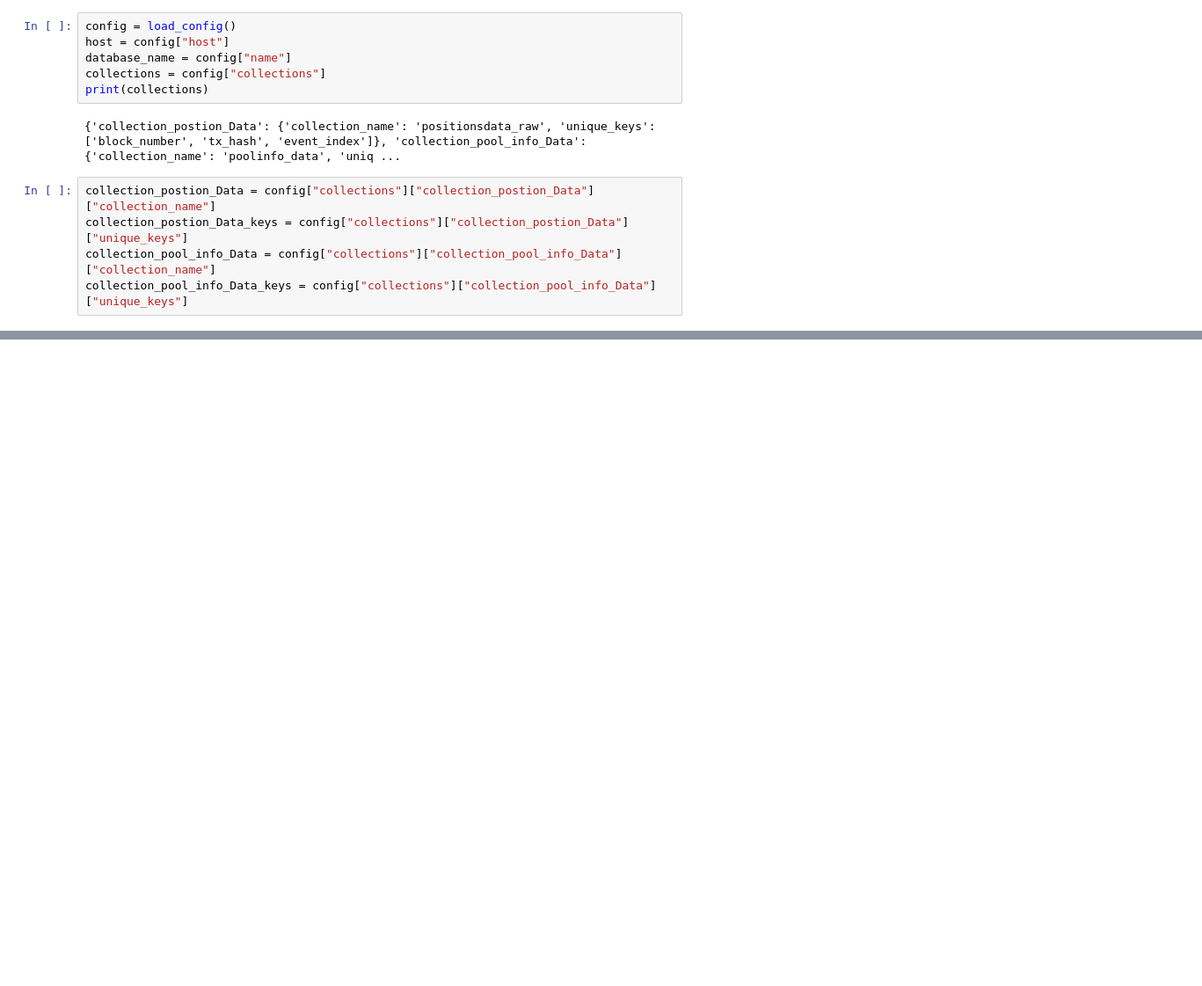
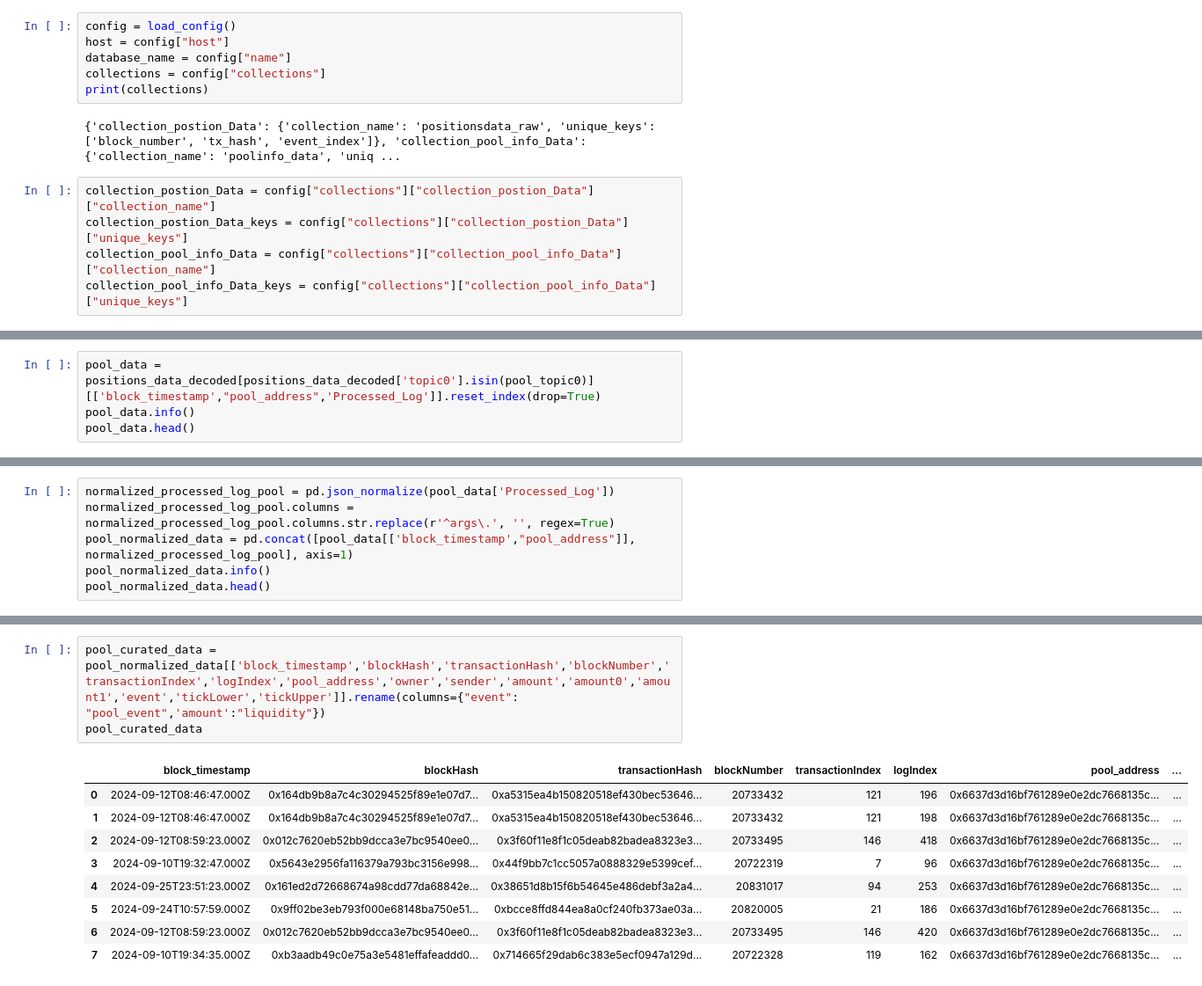
Before and after one commit to mouhebab/uniswapv3-positions-ETL-Notebook, a Jupyter notebook: etl_notebook.ipynb, the cells around one changed output, grey strips where cells are left out. Shown at 88% size. Cells and saved outputs as stored; diff of their text form; blank space fills up the shorter version.

```diff
--- a/etl_notebook.ipynb
+++ b/etl_notebook.ipynb
@@ -483,0 +677,4 @@ upsert_result_poolinfo_data = bulk_upsert_mongodb(host,database_name, collection
+# %%
+pool_data = positions_data_decoded[positions_data_decoded['topic0'].isin(pool_topic0)][['block_timestamp',"pool_address",'Processed_Log']].reset_index(drop=True)
+pool_data.info()
+pool_data.head()
@@ -483,0 +698,6 @@ upsert_result_poolinfo_data = bulk_upsert_mongodb(host,database_name, collection
+# %%
+normalized_processed_log_pool = pd.json_normalize(pool_data['Processed_Log'])
+normalized_processed_log_pool.columns = normalized_processed_log_pool.columns.str.replace(r'^args\.', '', regex=True)
+pool_normalized_data = pd.concat([pool_data[['block_timestamp',"pool_address"]], normalized_processed_log_pool], axis=1)
+pool_normalized_data.info()
+pool_normalized_data.head()
@@ -483,0 +728,13 @@ upsert_result_poolinfo_data = bulk_upsert_mongodb(host,database_name, collection
+# %%
+pool_curated_data = pool_normalized_data[['block_timestamp','blockHash','transactionHash','blockNumber','transactionIndex','logIndex','pool_address','owner','sender','amount','amount0','amount1','event','tickLower','tickUpper']].rename(columns={"event": "pool_event",'amount':"liquidity"})
+pool_curated_data
+# %% [output]
+|  | block_timestamp | blockHash | transactionHash | blockNumber | transactionIndex | logIndex | pool_address | ... |
+| 0 | 2024-09-12T08:46:47.000Z | 0x164db9b8a7c4c30294525f89e1e07d7... | 0xa5315ea4b150820518ef430bec53646... | 20733432 | 121 | 196 | 0x6637d3d16bf761289e0e2dc7668135c... | ... |
+| 1 | 2024-09-12T08:46:47.000Z | 0x164db9b8a7c4c30294525f89e1e07d7... | 0xa5315ea4b150820518ef430bec53646... | 20733432 | 121 | 198 | 0x6637d3d16bf761289e0e2dc7668135c... | ... |
+| 2 | 2024-09-12T08:59:23.000Z | 0x012c7620eb52bb9dcca3e7bc9540ee0... | 0x3f60f11e8f1c05deab82badea8323e3... | 20733495 | 146 | 418 | 0x6637d3d16bf761289e0e2dc7668135c... | ... |
+| 3 | 2024-09-10T19:32:47.000Z | 0x5643e2956fa116379a793bc3156e998... | 0x44f9bb7c1cc5057a0888329e5399cef... | 20722319 | 7 | 96 | 0x6637d3d16bf761289e0e2dc7668135c... | ... |
+| 4 | 2024-09-25T23:51:23.000Z | 0x161ed2d72668674a98cdd77da68842e... | 0x38651d8b15f6b54645e486debf3a2a4... | 20831017 | 94 | 253 | 0x6637d3d16bf761289e0e2dc7668135c... | ... |
+| 5 | 2024-09-24T10:57:59.000Z | 0x9ff02be3eb793f000e68148ba750e51... | 0xbcce8ffd844ea8a0cf240fb373ae03a... | 20820005 | 21 | 186 | 0x6637d3d16bf761289e0e2dc7668135c... | ... |
+| 6 | 2024-09-12T08:59:23.000Z | 0x012c7620eb52bb9dcca3e7bc9540ee0... | 0x3f60f11e8f1c05deab82badea8323e3... | 20733495 | 146 | 420 | 0x6637d3d16bf761289e0e2dc7668135c... | ... |
+| 7 | 2024-09-10T19:34:35.000Z | 0xb3aadb49c0e75a3e5481effafeaddd0... | 0x714665f29dab6c383e5ecf0947a129d... | 20722328 | 119 | 162 | 0x6637d3d16bf761289e0e2dc7668135c... | ... |
```
Also changed, not shown: parts of 59 cells of this notebook, 2 other files.
